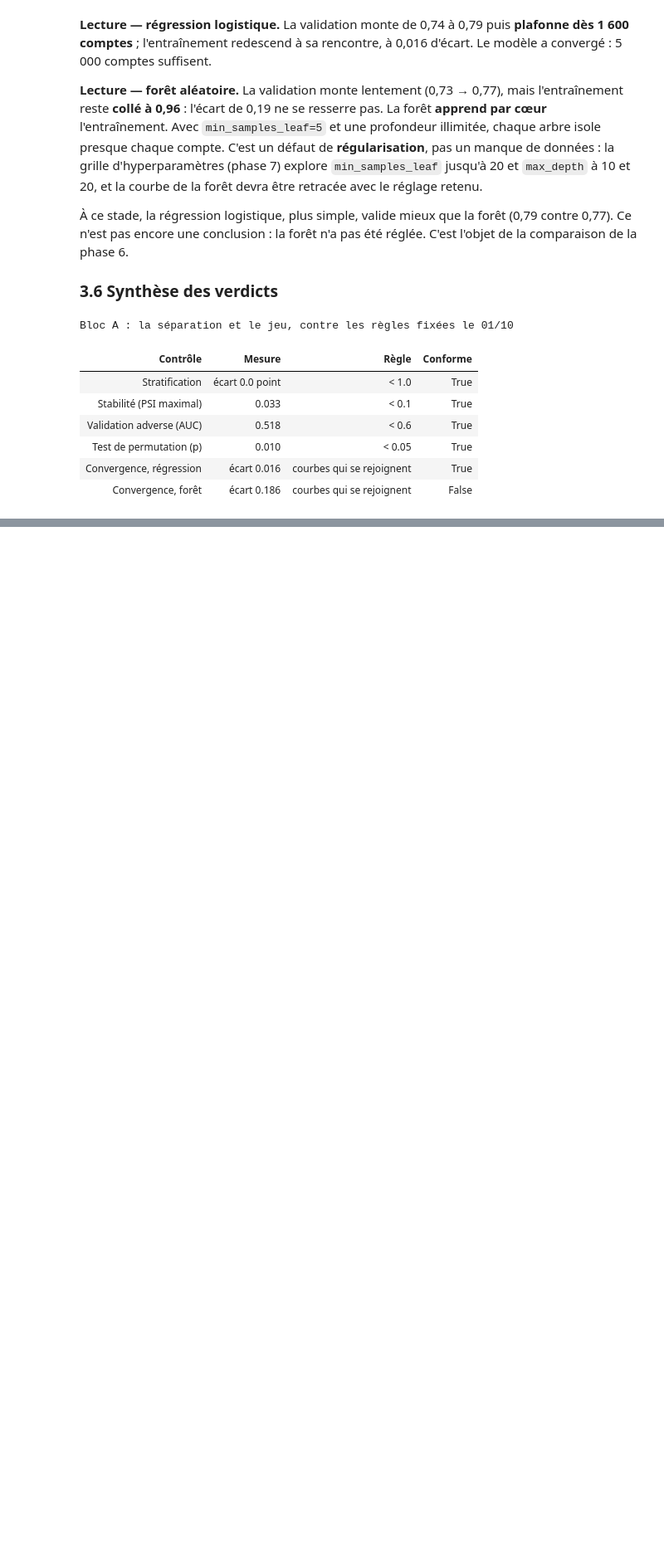
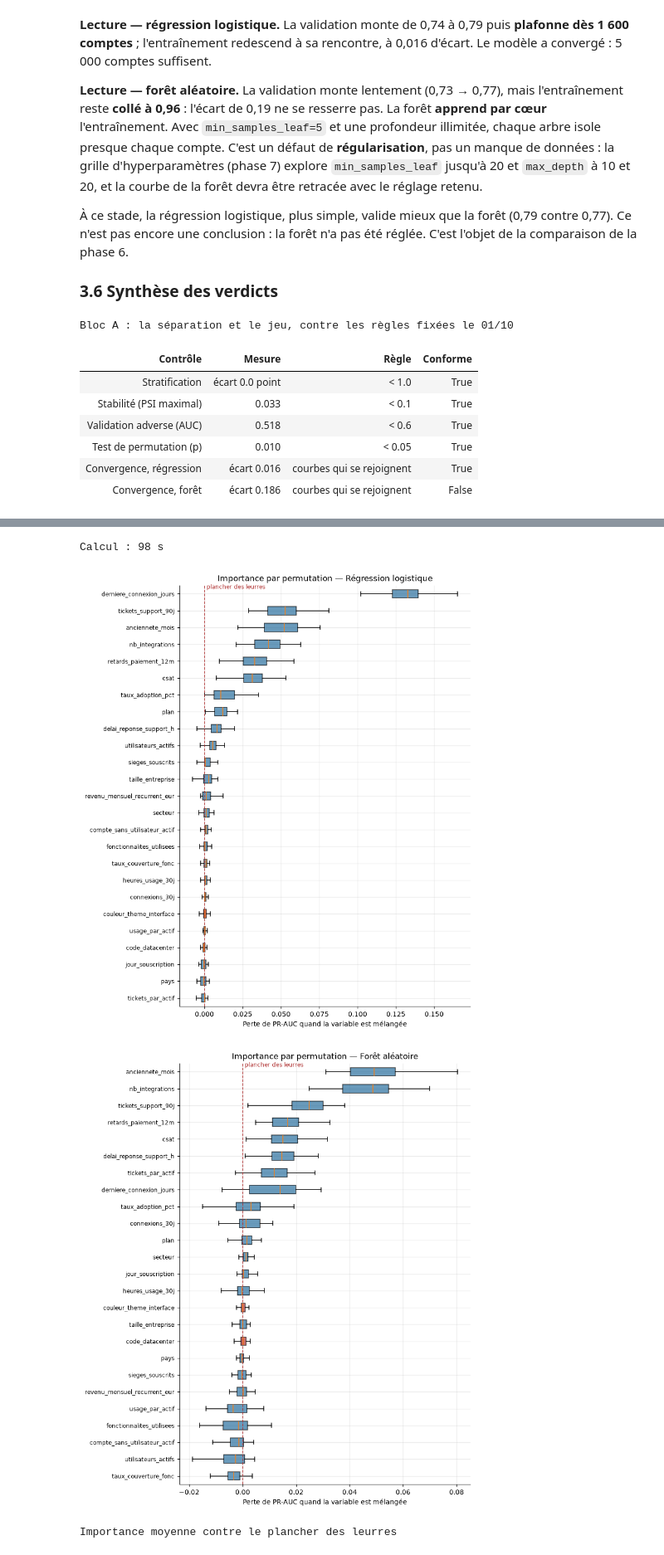
Before and after one commit to air-jaja/ai4me, a Jupyter notebook: notebooks/05_feature_engineering.ipynb, the cells around one changed output, grey strips where cells are left out. Shown at 83% size. Cells and saved outputs as stored; diff of their text form; code cells hidden in the pictures; blank space fills up the shorter version.

```diff
--- a/notebooks/05_feature_engineering.ipynb
+++ b/notebooks/05_feature_engineering.ipynb
@@ -458,0 +564,19 @@ Bloc A : la séparation et le jeu, contre les règles fixées le 01/10
+# %%
+# --- Bloc C: permutation importance, both models -----------------------------------------------
+from churn_saas.features import (LEURRES, candidates_au_retrait, importances_par_permutation,
+                                 tracer_importances)
+
+debut = time.perf_counter()
+importances = {nom: importances_par_permutation(f, XC, parties.y_entrainement)
+               for nom, f in modeles.items()}
+print(f"Calcul : {time.perf_counter() - debut:.0f} s")
+for nom, table in importances.items():
+    tracer_importances(table, LEURRES, f"Importance par permutation — {nom}")
+    plt.show()
+candidates = candidates_au_retrait(importances)
+afficher_tableau(candidates.round(4).reset_index(), titre="Importance moyenne contre le plancher des leurres")
+# %% [output]
+Calcul : 98 s
+[figure, added]
+[figure, added]
+Importance moyenne contre le plancher des leurres
```
Also changed, not shown: parts of 23 cells of this notebook, 35 other files.
